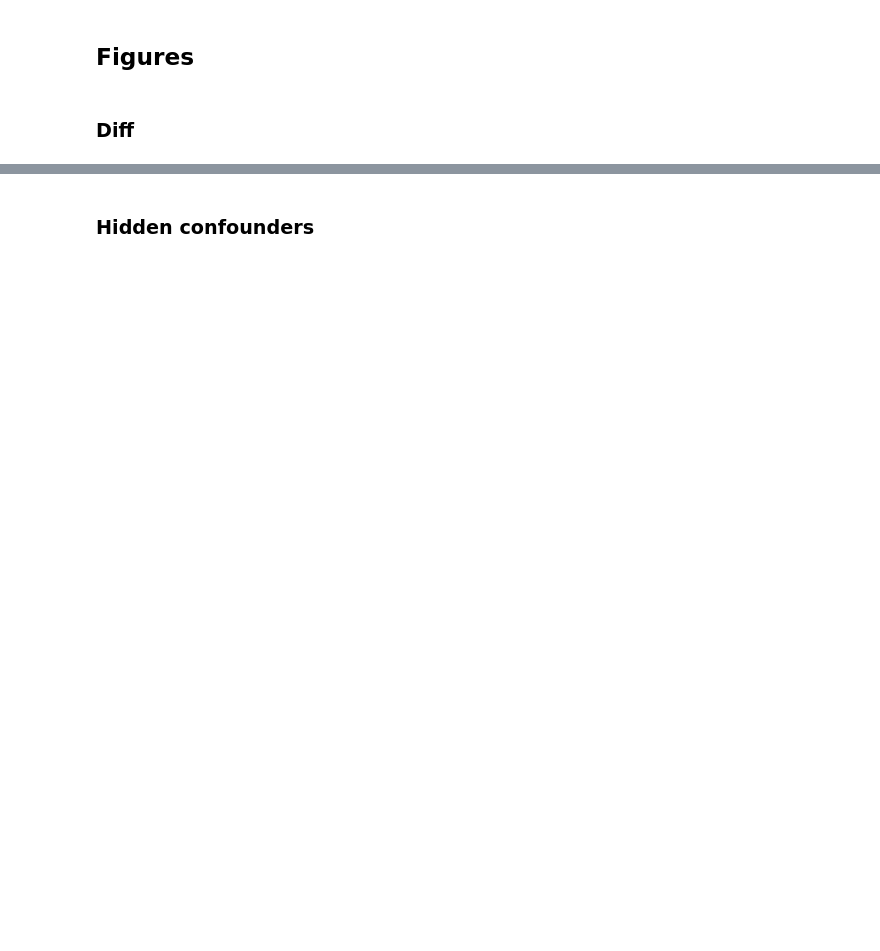
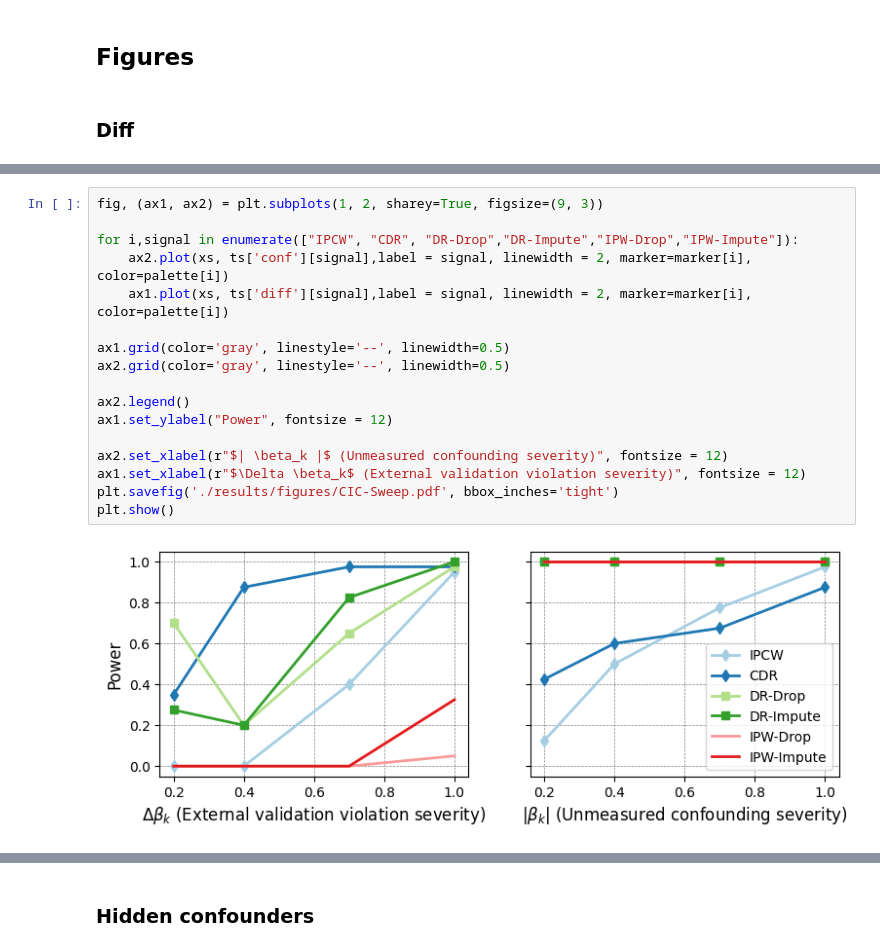
Before and after one commit to demireal/censored-mmr, a Jupyter notebook: results.ipynb, the cells around one changed output, grey strips where cells are left out. Saved outputs shown, nothing was run; the diff lists cells and outputs as text; blank space fills up the shorter version.

```diff
--- a/results.ipynb
+++ b/results.ipynb
@@ -123,2 +202,21 @@ df = pd.concat(df_list, axis = 1, keys = [setups_names_dict[setup] for setup in
+# %%
+fig, (ax1, ax2) = plt.subplots(1, 2, sharey=True, figsize=(9, 3))
+
+for i,signal in enumerate(["IPCW", "CDR", "DR-Drop","DR-Impute","IPW-Drop","IPW-Impute"]):
+    ax2.plot(xs, ts['conf'][signal],label = signal, linewidth = 2, marker=marker[i], color=palette[i])
+    ax1.plot(xs, ts['diff'][signal],label = signal, linewidth = 2, marker=marker[i], color=palette[i])
+
+ax1.grid(color='gray', linestyle='--', linewidth=0.5)
+ax2.grid(color='gray', linestyle='--', linewidth=0.5)
+
+ax2.legend()
+ax1.set_ylabel("Power", fontsize = 12)
+
+ax2.set_xlabel(r"$| \beta_k |$ (Unmeasured confounding severity)", fontsize = 12)
+ax1.set_xlabel(r"$\Delta \beta_k$ (External validation violation severity)", fontsize = 12)
+plt.savefig('./results/figures/CIC-Sweep.pdf', bbox_inches='tight')
+plt.show()
+# %% [output]
+[figure, added]
 # %%
 xs = [0.2,0.4,0.7,1.0]
```
Also changed, not shown: parts of 10 cells of this notebook, 14 other files.
